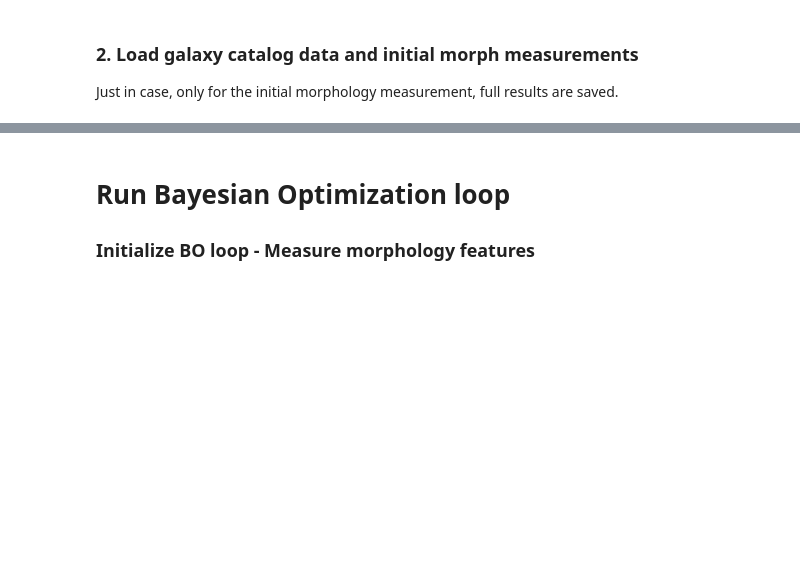
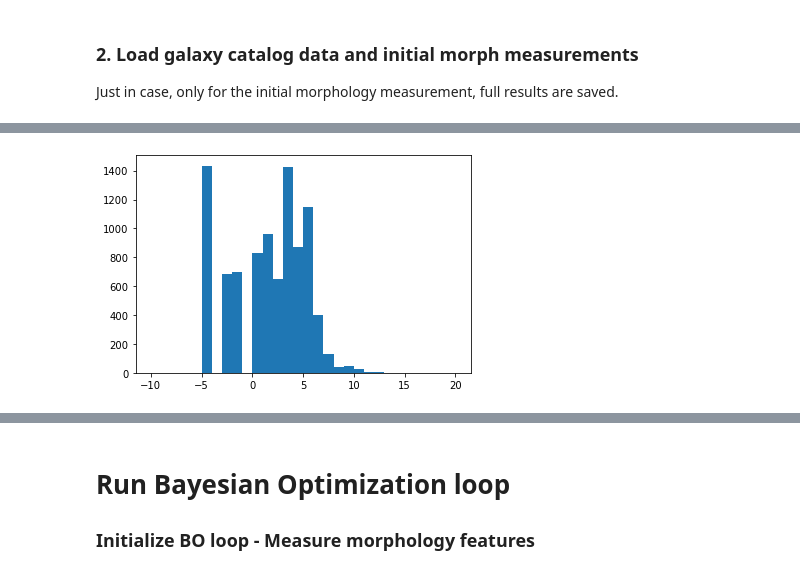
Before and after one commit to Hoseung/astroBF, a Jupyter notebook: notebooks/Full_experimentation-each_param.ipynb, the cells around one changed output, grey strips where cells are left out. Saved outputs shown, nothing was run; the diff lists cells and outputs as text; code cells hidden in the pictures; blank space fills up the shorter version.

```diff
--- a/notebooks/Full_experimentation-each_param.ipynb
+++ b/notebooks/Full_experimentation-each_param.ipynb
@@ -56,8 +52,11 @@ all_gals = all_gals[1:] # Why the first galaxy image is NaN?
 Just in case, only for the initial morphology measurement, full results are saved.
 # %%
 from astrobf.utils.misc import load_Nair
-cat = load_Nair('../../bf_data/Nair_and_Abraham_2010/catalog/table2.dat')
+importlib.reload(astrobf.utils.misc)
+
+cat_data = load_Nair('../../bf_data/Nair_and_Abraham_2010/catalog/table2.dat')
+# pd dataframe
 
 good_gids = np.array([gal['img_name'] for gal in all_gals])
-inds = cat['ID'].searchsorted(good_gids)
-cat = cat[inds]
+cat = cat_data[cat_data['ID'].isin(good_gids)]
+# Leave only needed fields.
@@ -63,0 +65,5 @@ cat = cat[inds]
+# %%
+plt.hist(cat['TT'], range=[-10,20], bins=30)
+plt.show()
+# %% [output]
+[figure, added]
```
Also changed, not shown: parts of 12 cells of this notebook, 1 other file.
